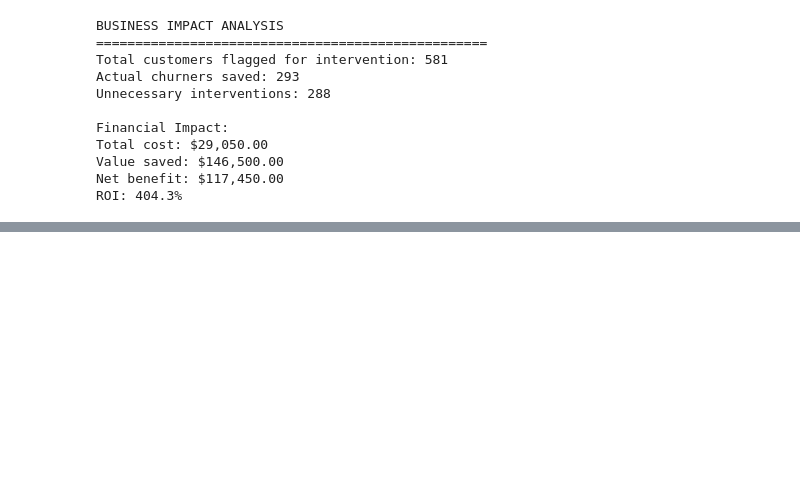
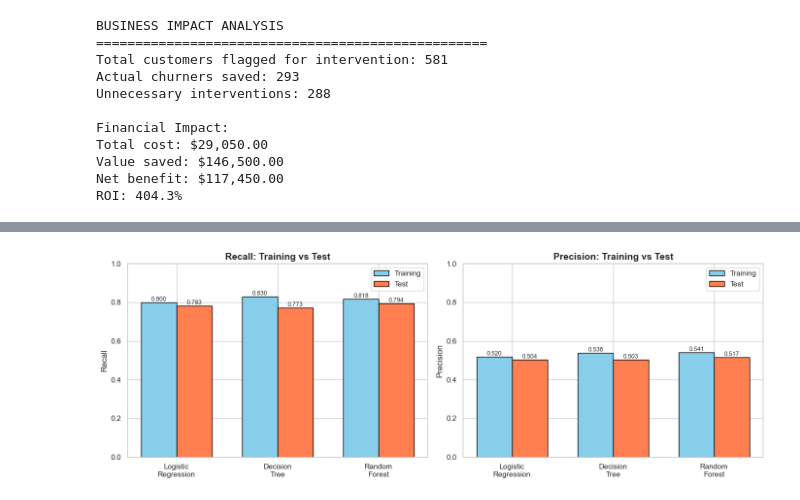
Before and after one commit to XCODESSS/Churn-Rate-Predictor, a Jupyter notebook: notebooks/eda.ipynb, the cells around one changed output, grey strips where cells are left out. Saved outputs shown, nothing was run; the diff lists cells and outputs as text; code cells hidden in the pictures; blank space fills up the shorter version.

```diff
--- a/notebooks/eda.ipynb
+++ b/notebooks/eda.ipynb
@@ -920,0 +1443,54 @@ Phase 5 will explore tree-based models to potentially improve recall while maint
+# %%
+# Cell : Overfitting Visualization
+models_over = ['Logistic\nRegression', 'Decision\nTree', 'Random\nForest']
+
+# Baseline (assume minimal overfitting for logistic regression)
+train_recalls = [0.80, train_recall_dt, train_recall_rf]  # Estimated for baseline
+test_recalls = [0.783, recall_dt, recall_rf]
+
+train_precisions = [0.52, train_precision_dt, train_precision_rf]  # Estimated for baseline
+test_precisions = [0.504, precision_dt, precision_rf]
+
+fig, axes = plt.subplots(1, 2, figsize=(14, 5))
+
+x_pos = np.arange(len(models_over))
+width = 0.35
+
+# Recall comparison
+bars1 = axes[0].bar(x_pos - width/2, train_recalls, width, label='Training', color='skyblue', edgecolor='black')
+bars2 = axes[0].bar(x_pos + width/2, test_recalls, width, label='Test', color='coral', edgecolor='black')
+axes[0].set_ylabel('Recall', fontsize=12)
+axes[0].set_title('Recall: Training vs Test', fontsize=14, fontweight='bold')
+axes[0].set_xticks(x_pos)
+axes[0].set_xticklabels(models_over)
+axes[0].legend()
+axes[0].set_ylim(0, 1)
+
+for bars in [bars1, bars2]:
+    for bar in bars:
+        height = bar.get_height()
+        axes[0].text(bar.get_x() + bar.get_width()/2., height,
+                    f'{height:.3f}',
+                    ha='center', va='bottom', fontsize=9)
+
+# Precision comparison
+bars3 = axes[1].bar(x_pos - width/2, train_precisions, width, label='Training', color='skyblue', edgecolor='black')
+bars4 = axes[1].bar(x_pos + width/2, test_precisions, width, label='Test', color='coral', edgecolor='black')
+axes[1].set_ylabel('Precision', fontsize=12)
+axes[1].set_title('Precision: Training vs Test', fontsize=14, fontweight='bold')
+axes[1].set_xticks(x_pos)
+axes[1].set_xticklabels(models_over)
+axes[1].legend()
+axes[1].set_ylim(0, 1)
+
+for bars in [bars3, bars4]:
+    for bar in bars:
+        height = bar.get_height()
+        axes[1].text(bar.get_x() + bar.get_width()/2., height,
+                    f'{height:.3f}',
+                    ha='center', va='bottom', fontsize=9)
+
+plt.tight_layout()
+plt.show()
+# %% [output]
+[figure, added]
```
Also changed, not shown: parts of 17 cells of this notebook, 1 other file.
